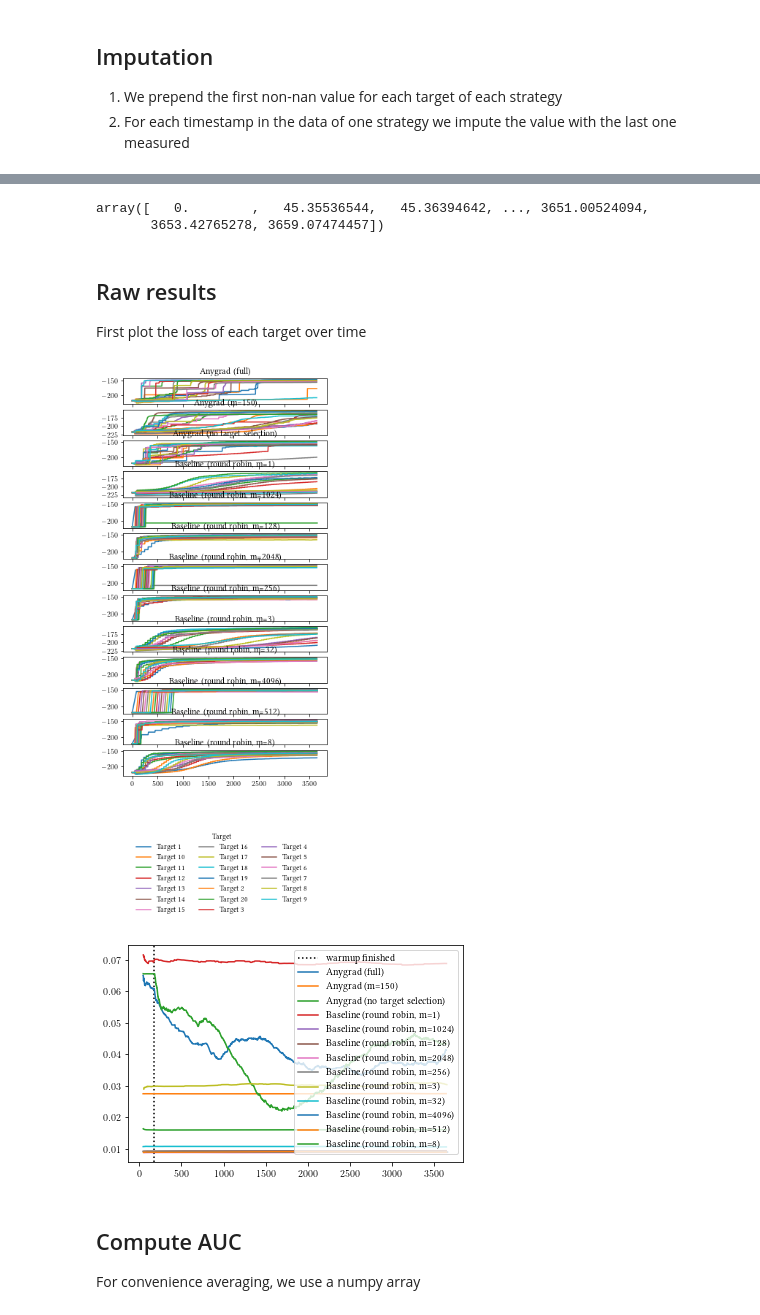
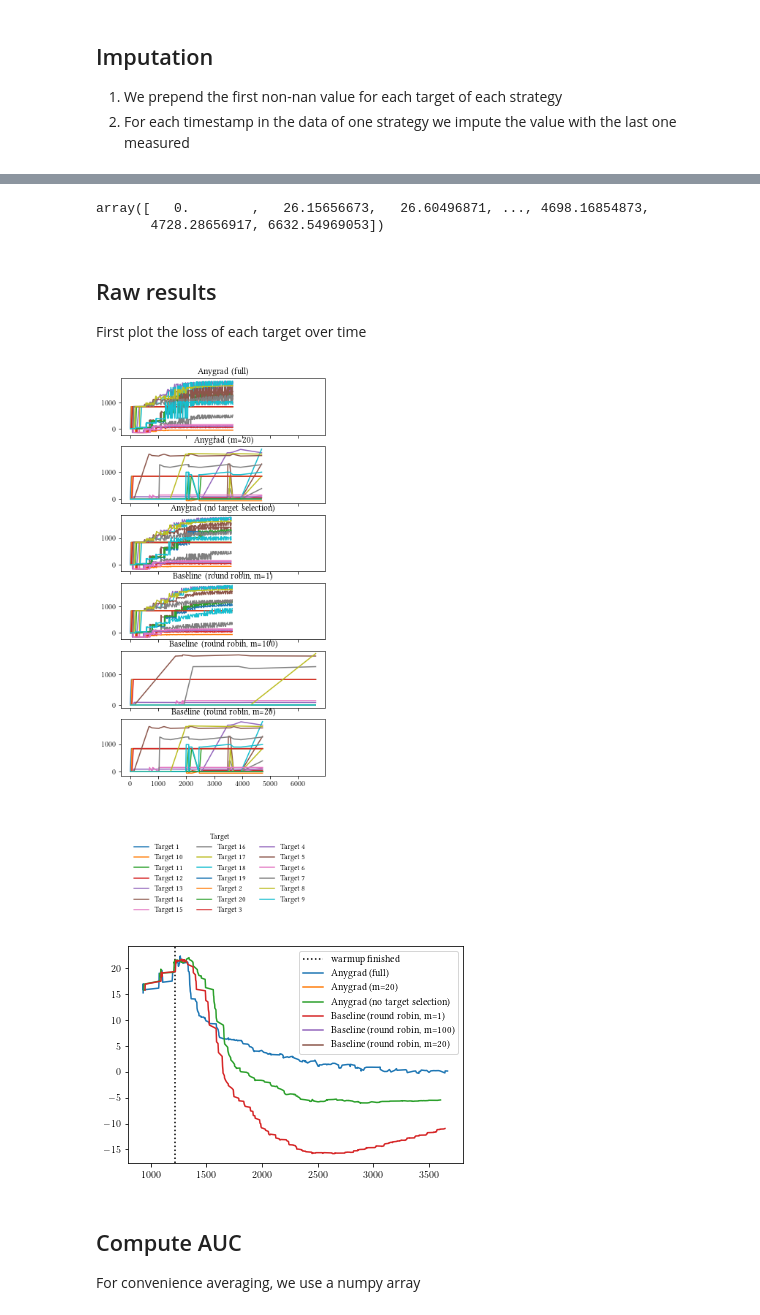
Before and after one commit to heymarco/anygrad, a Jupyter notebook: plotting/evaluate_autoencoder.ipynb, the cells around one changed output, grey strips where cells are left out. Cells and saved outputs as stored; diff of their text form; code cells hidden in the pictures.

```diff
--- a/plotting/evaluate_autoencoder.ipynb
+++ b/plotting/evaluate_autoencoder.ipynb
@@ -13,7 +13,7 @@ mpl.rc('font', family='serif')
 
 from src.utils import load_all_csv_in_dir
 # %%
-target_dir = "conv_anygrad"
+target_dir = "gmm_anygrad"
 data_dir = os.path.join("..", "PythonAnygrad", "save", target_dir)
 data = load_all_csv_in_dir(data_dir)
 data = data.dropna(subset=["value"]).sort_values(by="total_iterations")
@@ -77,8 +77,8 @@ data
 # %%
 np.unique(data["total_time"])
 # %% [output]
-array([   0.        ,   45.35536544,   45.36394642, ..., 3651.00524094,
-       3653.42765278, 3659.07474457])
+array([   0.        ,   26.15656673,   26.60496871, ..., 4698.16854873,
+       4728.28656917, 6632.54969053])
 # %% [markdown]
 ## Raw results
 First plot the loss of each target over time
@@ -99,27 +99,33 @@ lgd = plt.figlegend(handles, labels, loc='lower center', bbox_to_anchor=(0., -0.
                   frameon=False, ncol=3, title="Target")
 plt.show()
 # %% [output]
-[figure, old version]
+[figure, new version]
 # %%
 for i, strategy in enumerate(strategies):
+    if strategy.endswith("m=4096)") \
+            or strategy.endswith("m=2048)") \
+            or strategy.endswith("m=512)") \
+            or strategy.endswith("m=256)") \
+            or strategy.endswith("m=1024)"):
+        continue
     strategy_data = data.groupby("strategy").get_group(strategy)
     ax = axes[i]
     ax.set_title(strategy)
     grouped_strategy_data = strategy_data.groupby("total_time")
     x = (grouped_strategy_data["total_time"].mean()).rolling(window=1).mean()
-    y = (grouped_strategy_data.mean().reset_index()["t1"]).rolling(window=1).mean()
+    y = (grouped_strategy_data.mean().reset_index()["derivation_2nd"]).rolling(window=20).mean()
     if strategy == "Anygrad (full)":
         remove = grouped_strategy_data.mean()
         warmup = strategy_data.groupby("context_change").mean().reset_index()
         warmup = warmup[warmup["round"] == 3]["total_time"]
         finish_warmup_time = list(warmup)[-1]
         plt.axvline(finish_warmup_time, color="black", ls="dotted", label="warmup finished")
     plt.plot(x, y, label=strategy)
 plt.legend()
 plt.savefig(os.path.join("save", target_dir + ".pdf"))
 plt.show()
 # %% [output]
-[figure, old version]
+[figure, new version]
 # %% [markdown]
 ## Compute AUC
 
```
Also changed, not shown: parts of 8 cells of this notebook, 5 other files.
